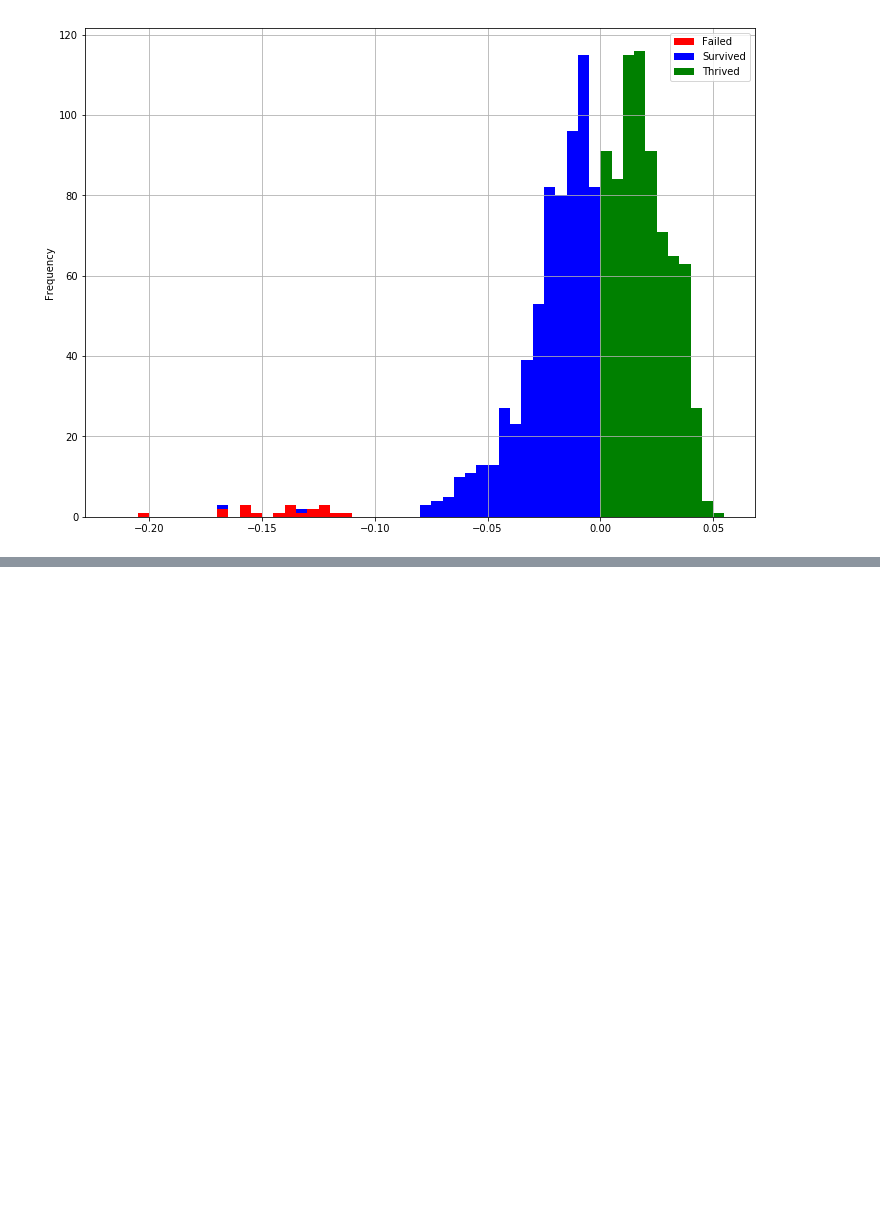
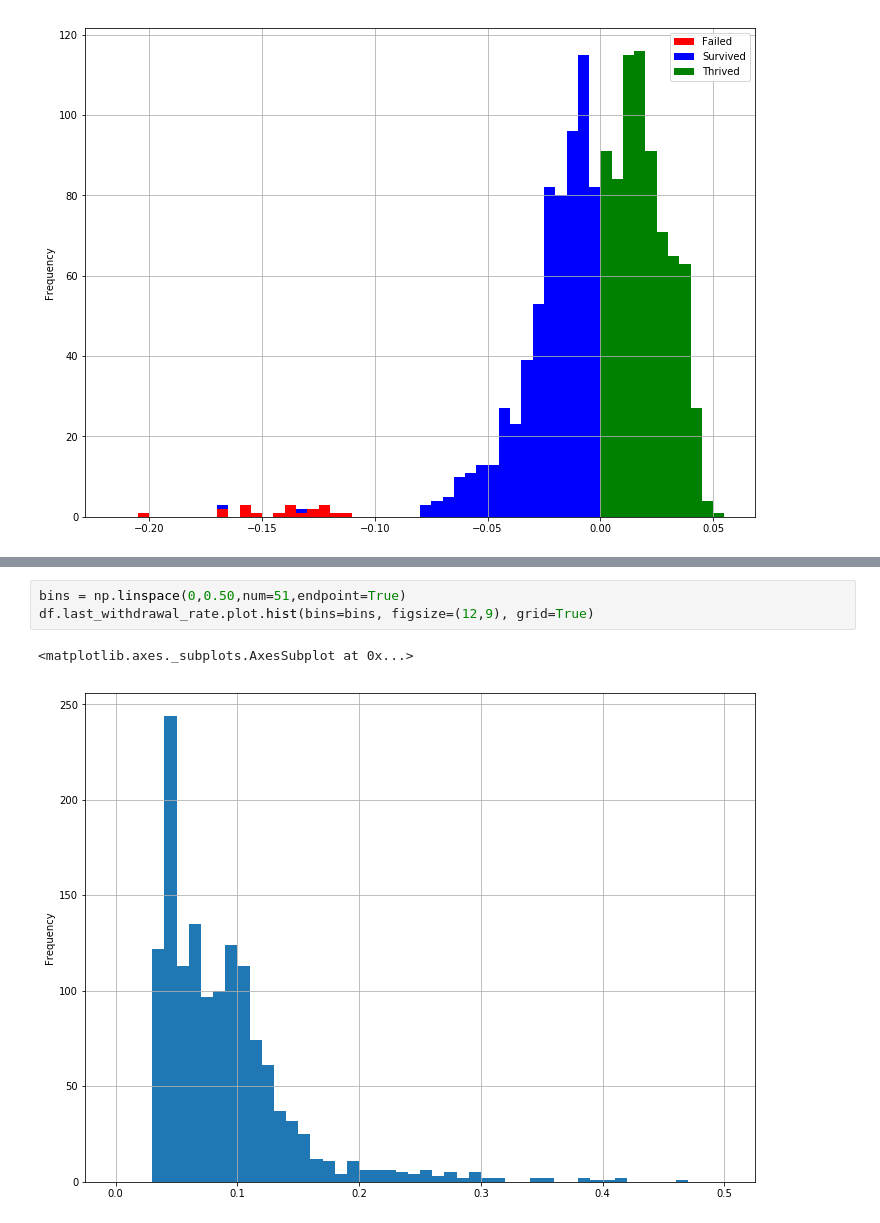
Before and after one commit to mday64/StockMarket, a Jupyter notebook: StockMarket2.ipynb, the cells around one changed output, grey strips where cells are left out. Saved outputs shown, nothing was run; the diff lists cells and outputs as text; blank space fills up the shorter version.

```diff
--- a/StockMarket2.ipynb
+++ b/StockMarket2.ipynb
@@ -834,0 +870,6 @@ h.plot.hist(bins=bins, figsize=(12,9), grid=True, stacked=True, colormap=matplot
+# %%
+bins = np.linspace(0,0.50,num=51,endpoint=True)
+df.last_withdrawal_rate.plot.hist(bins=bins, figsize=(12,9), grid=True)
+# %% [output]
+<matplotlib.axes._subplots.AxesSubplot at 0x...>
+[figure, added]
```
Also changed, not shown: parts of 13 cells of this notebook, 1 other file.
